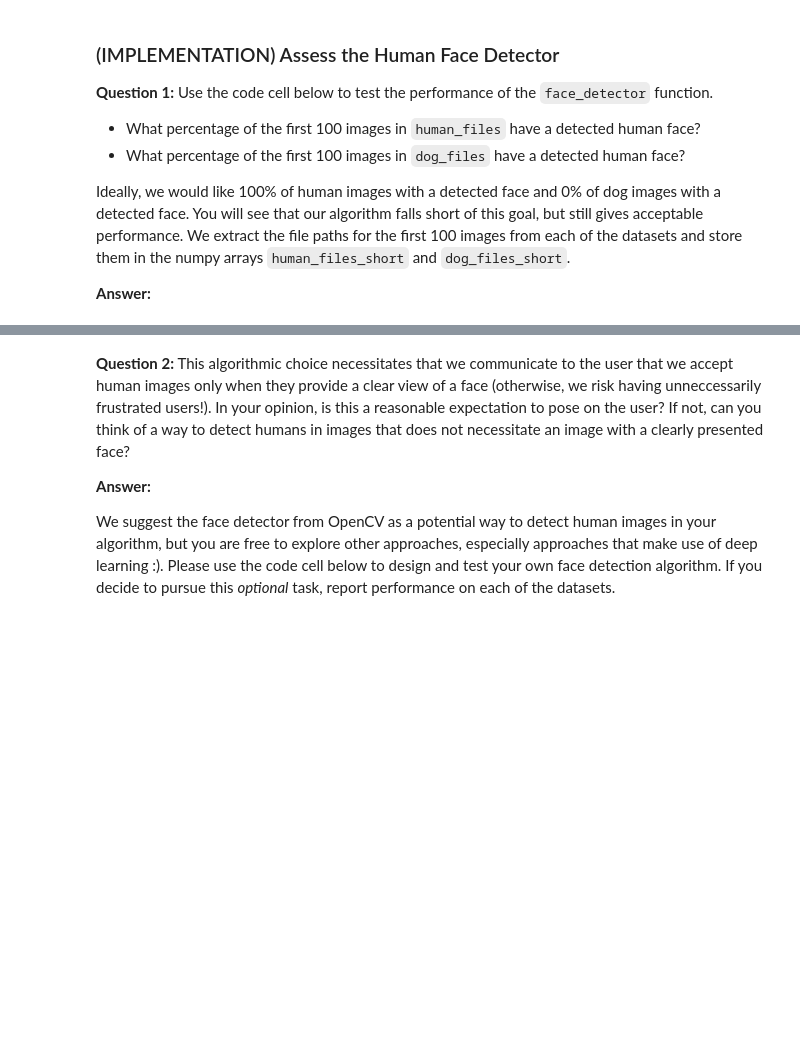
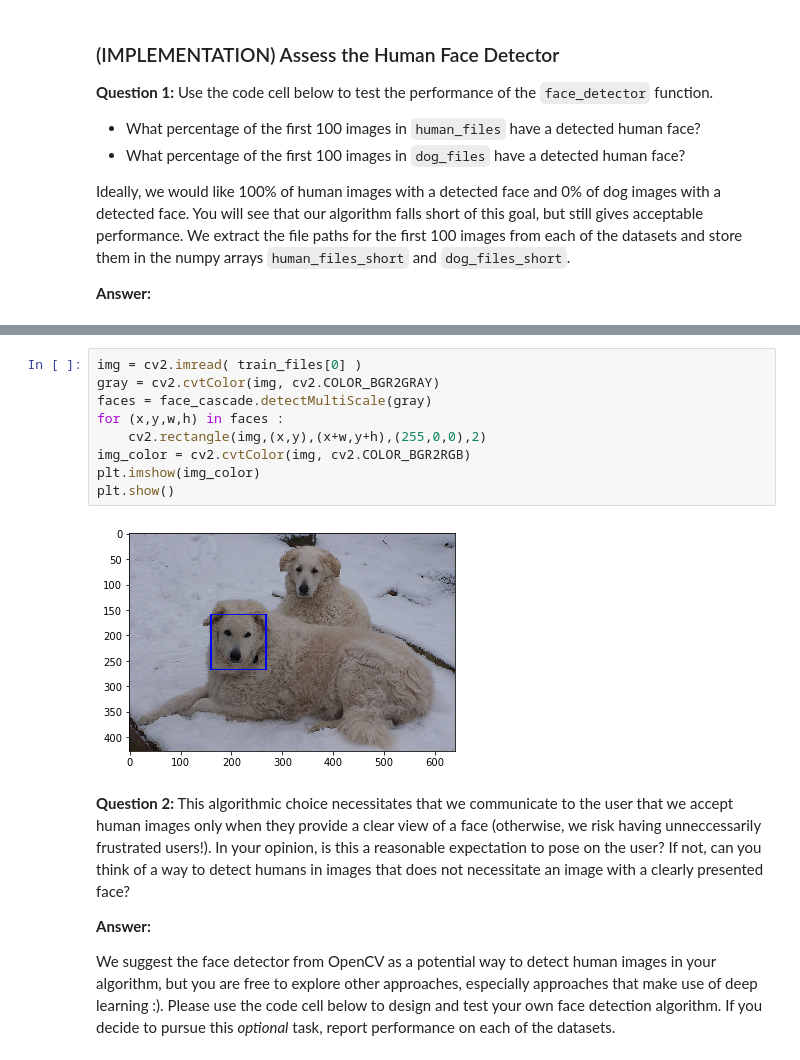
Before and after one commit to Vaidic/Udacity-Machine-Learning-Engineer-Nanodegree, a Jupyter notebook: Machine-Learning-Advanced/projects/dog-project/dog_app.ipynb, the cells around one changed output, grey strips where cells are left out. Saved outputs shown, nothing was run; the diff lists cells and outputs as text; blank space fills up the shorter version.

```diff
--- a/Machine-Learning-Advanced/projects/dog-project/dog_app.ipynb
+++ b/Machine-Learning-Advanced/projects/dog-project/dog_app.ipynb
@@ -166,3 +191,14 @@ dog_files_short = train_files[:100]
+# %%
+img = cv2.imread( train_files[0] )
+gray = cv2.cvtColor(img, cv2.COLOR_BGR2GRAY)
+faces = face_cascade.detectMultiScale(gray)
+for (x,y,w,h) in faces :
+    cv2.rectangle(img,(x,y),(x+w,y+h),(255,0,0),2)
+img_color = cv2.cvtColor(img, cv2.COLOR_BGR2RGB)
+plt.imshow(img_color)
+plt.show()
+# %% [output]
+[figure, added]
 # %% [markdown]
 __Question 2:__ This algorithmic choice necessitates that we communicate to the user that we accept human images only when they provide a clear view of a face (otherwise, we risk having unneccessarily frustrated users!). In your opinion, is this a reasonable expectation to pose on the user? If not, can you think of a way to detect humans in images that does not necessitate an image with a clearly presented face?
 
```
Also changed, not shown: parts of 50 cells of this notebook, 13 other files.
